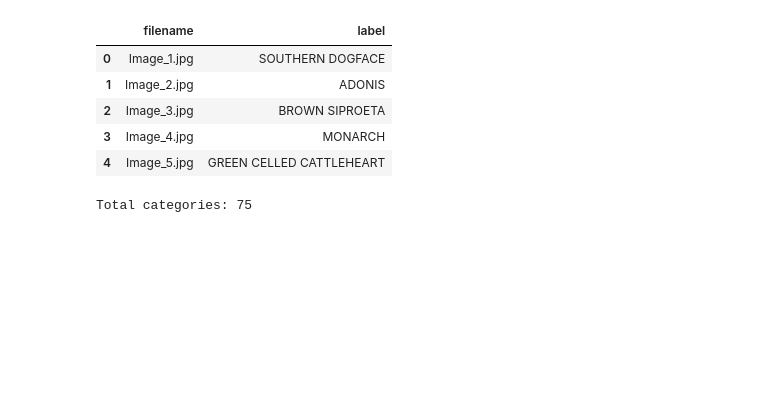
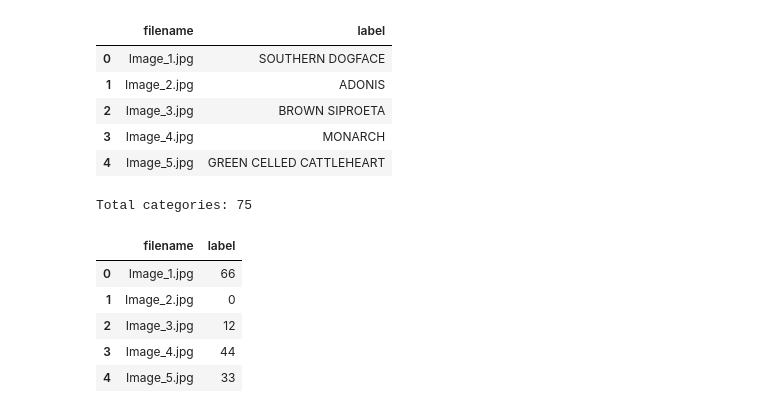
Before and after one commit to ParthMandaliya/machine-learning, a Jupyter notebook: butterfly-image-classification/butterfly-image-classification.ipynb, the cells around one changed output. Drawn from its saved outputs; the diff is of its cells as text; code cells hidden in the pictures; blank space fills up the shorter version.

```diff
--- a/butterfly-image-classification/butterfly-image-classification.ipynb
+++ b/butterfly-image-classification/butterfly-image-classification.ipynb
@@ -15,2 +15,15 @@ print(f"Total categories: {train_target_df['label'].unique().shape[0]}")
 # %% [output]
 Total categories: 75
+# %%
+from sklearn.preprocessing import LabelEncoder
+
+encoder = LabelEncoder()
+df["label"] = encoder.fit_transform(df["label"])
+df.head()
+# %% [output]
+|  | filename | label |
+| 0 | Image_1.jpg | 66 |
+| 1 | Image_2.jpg | 0 |
+| 2 | Image_3.jpg | 12 |
+| 3 | Image_4.jpg | 44 |
+| 4 | Image_5.jpg | 33 |
```
Also changed, not shown: parts of 15 cells of this notebook, 1 other file.
